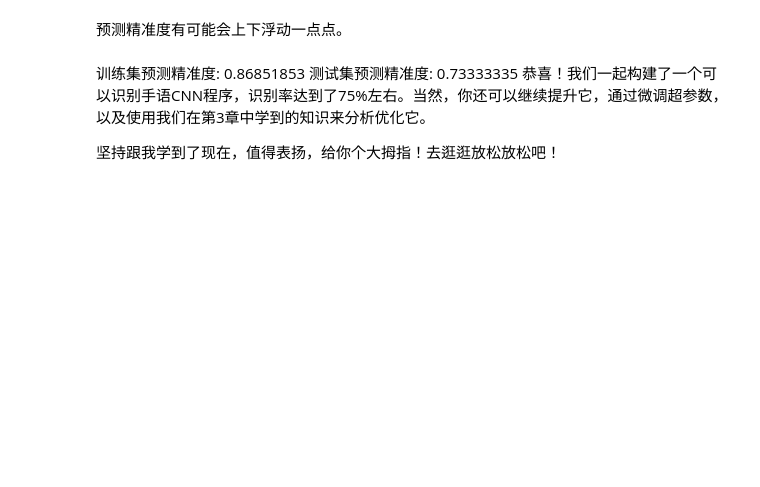
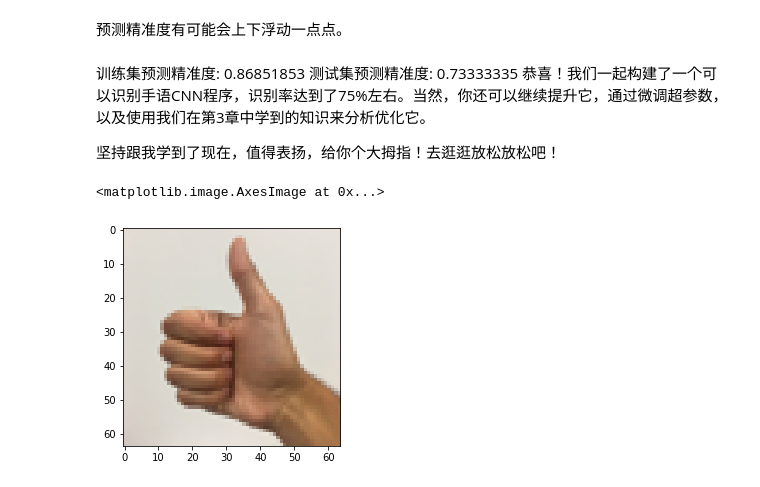
Before and after one commit to oaiao/ai, a Jupyter notebook: ai/14_16_cnn/16_UseTensorflowBuildCNN.ipynb, the cells around one changed output. Saved outputs shown, nothing was run; the diff lists cells and outputs as text; code cells hidden in the pictures; blank space fills up the shorter version.

```diff
--- a/ai/14_16_cnn/16_UseTensorflowBuildCNN.ipynb
+++ b/ai/14_16_cnn/16_UseTensorflowBuildCNN.ipynb
@@ -318,5 +367,8 @@ _, _, parameters = model(X_train, Y_train, X_test, Y_test)
 # %%
 fname = "images/thumbs_up.jpg"
 image = np.array(plt.imread(fname))
-my_image = scipy.misc.imresize(image, size=(64,64))
+my_image = np.array(Image.fromarray(image).resize((64,64)));
 plt.imshow(my_image)
+# %% [output]
+<matplotlib.image.AxesImage at 0x...>
+[figure, added]
```
Also changed, not shown: parts of 12 cells of this notebook, 12 other files.
